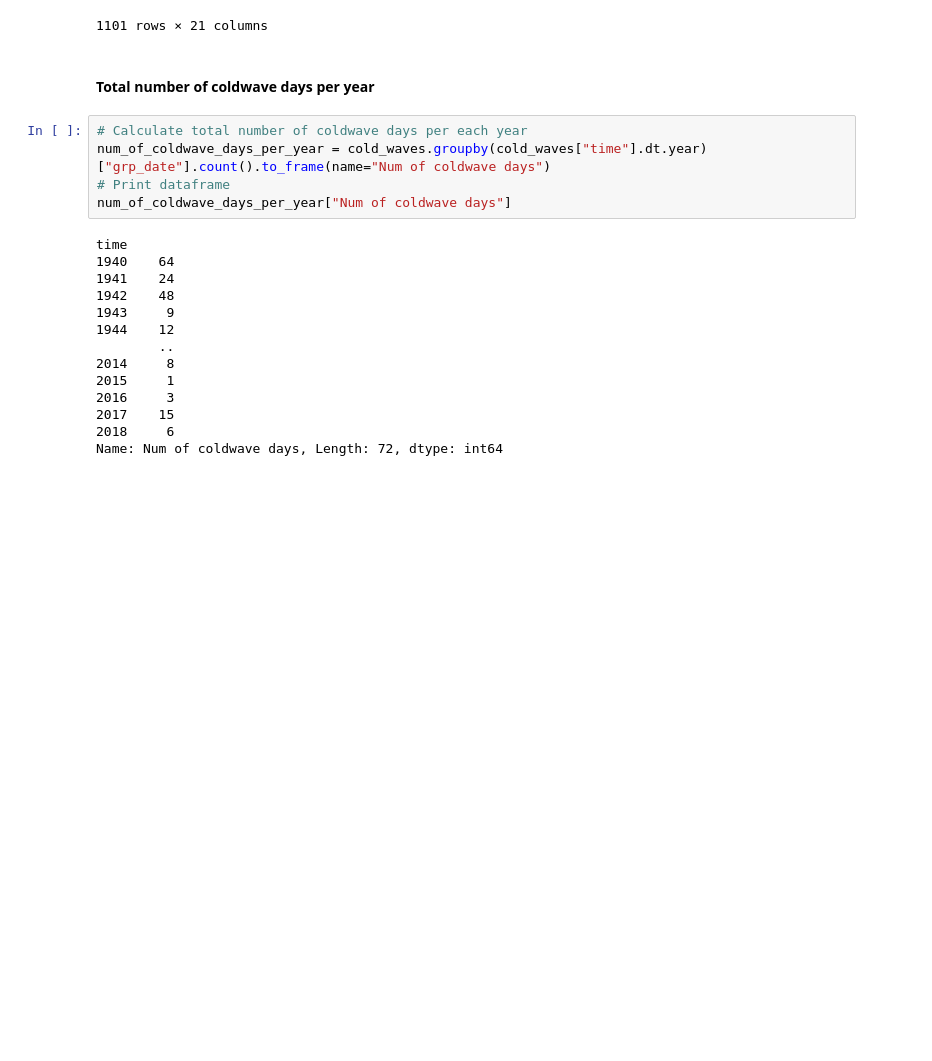
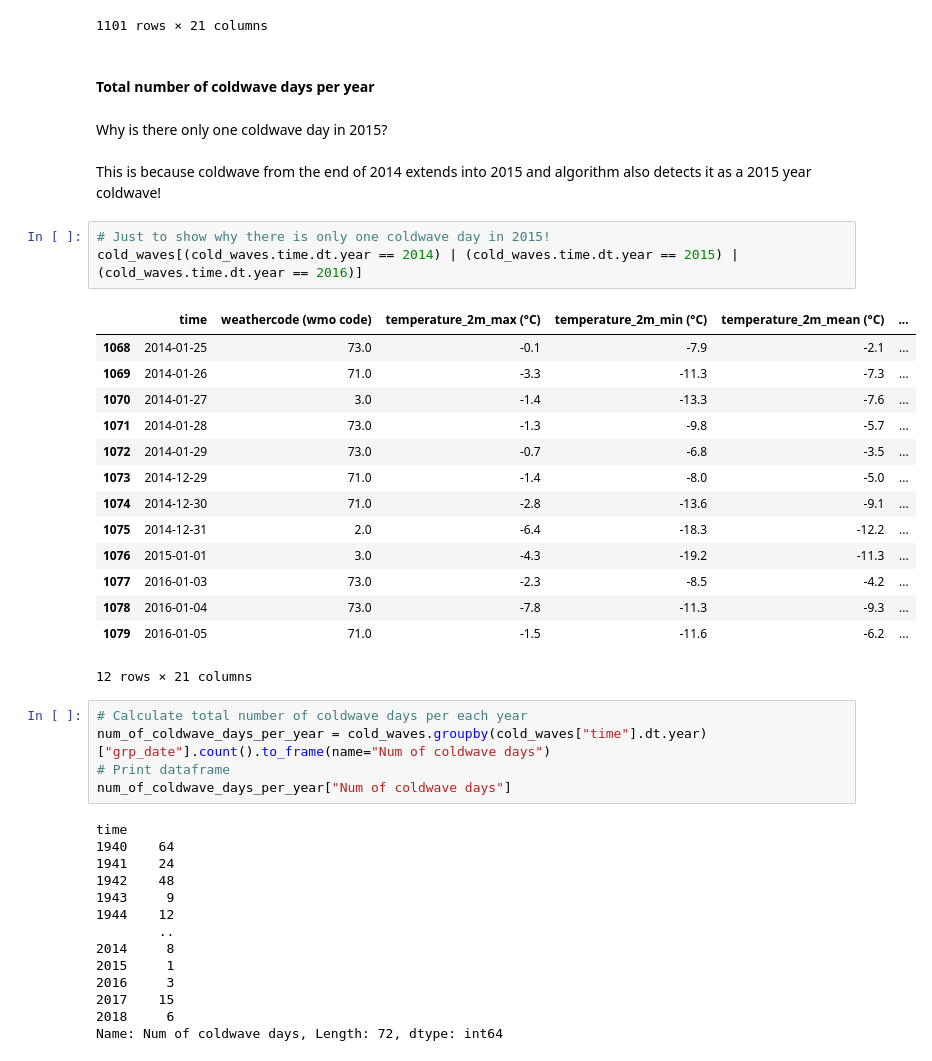
Before and after one commit to cimbaIG/Weather_data_Zagreb, a Jupyter notebook: weather_data_zagreb.ipynb, the cells around one changed output. Saved outputs shown, nothing was run; the diff lists cells and outputs as text; blank space fills up the shorter version.

Commit message:
Explain why is there only one coldwave day in 2015

```diff
--- a/weather_data_zagreb.ipynb
+++ b/weather_data_zagreb.ipynb
@@ -675,6 +673,27 @@ cold_waves
 1101 rows × 21 columns
 # %% [markdown]
 #### Total number of coldwave days per year
+# %% [markdown]
+Why is there only one coldwave day in 2015? <br><br>
+This is because coldwave from the end of 2014 extends into 2015 and algorithm also detects it as a 2015 year coldwave!
+# %%
+# Just to show why there is only one coldwave day in 2015!
+cold_waves[(cold_waves.time.dt.year == 2014) | (cold_waves.time.dt.year == 2015) | (cold_waves.time.dt.year == 2016)]
+# %% [output]
+|  | time | weathercode (wmo code) | temperature_2m_max (°C) | temperature_2m_min (°C) | temperature_2m_mean (°C) | ... |
+| 1068 | 2014-01-25 | 73.0 | -0.1 | -7.9 | -2.1 | ... |
+| 1069 | 2014-01-26 | 71.0 | -3.3 | -11.3 | -7.3 | ... |
+| 1070 | 2014-01-27 | 3.0 | -1.4 | -13.3 | -7.6 | ... |
+| 1071 | 2014-01-28 | 73.0 | -1.3 | -9.8 | -5.7 | ... |
+| 1072 | 2014-01-29 | 73.0 | -0.7 | -6.8 | -3.5 | ... |
+| 1073 | 2014-12-29 | 71.0 | -1.4 | -8.0 | -5.0 | ... |
+| 1074 | 2014-12-30 | 71.0 | -2.8 | -13.6 | -9.1 | ... |
+| 1075 | 2014-12-31 | 2.0 | -6.4 | -18.3 | -12.2 | ... |
+| 1076 | 2015-01-01 | 3.0 | -4.3 | -19.2 | -11.3 | ... |
+| 1077 | 2016-01-03 | 73.0 | -2.3 | -8.5 | -4.2 | ... |
+| 1078 | 2016-01-04 | 73.0 | -7.8 | -11.3 | -9.3 | ... |
+| 1079 | 2016-01-05 | 71.0 | -1.5 | -11.6 | -6.2 | ... |
+12 rows × 21 columns
 # %%
 # Calculate total number of coldwave days per each year
 num_of_coldwave_days_per_year = cold_waves.groupby(cold_waves["time"].dt.year)["grp_date"].count().to_frame(name="Num of coldwave days")
```
Also changed, not shown: parts of 1 cell of this notebook, 14 other files.
